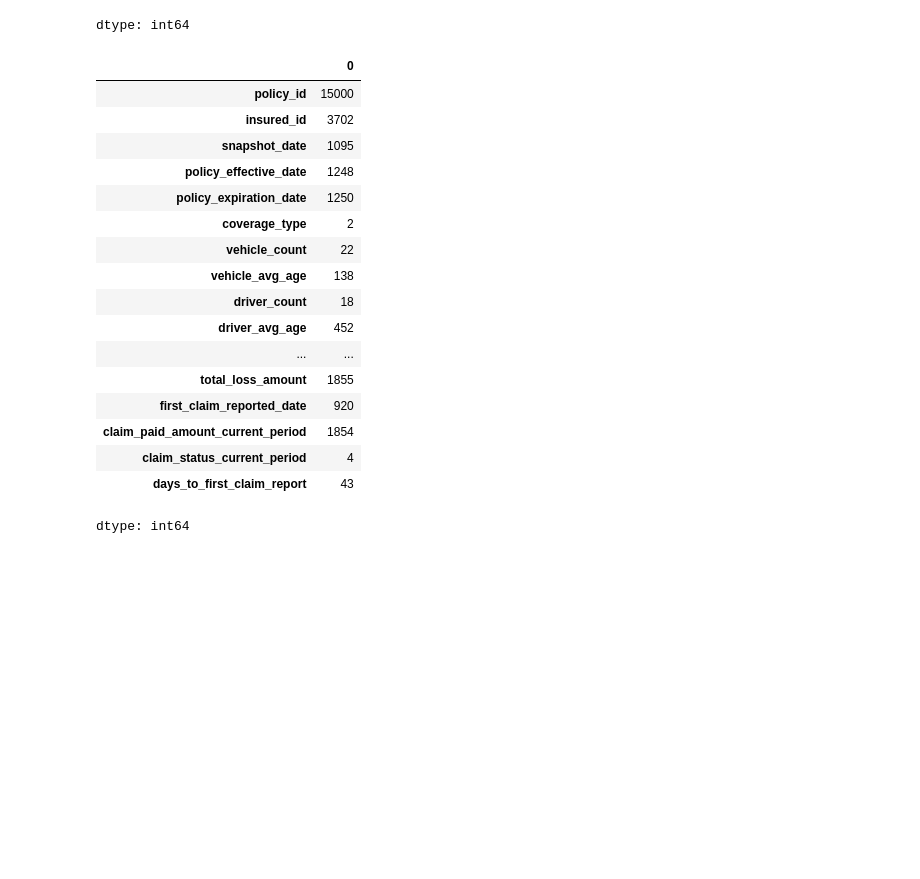
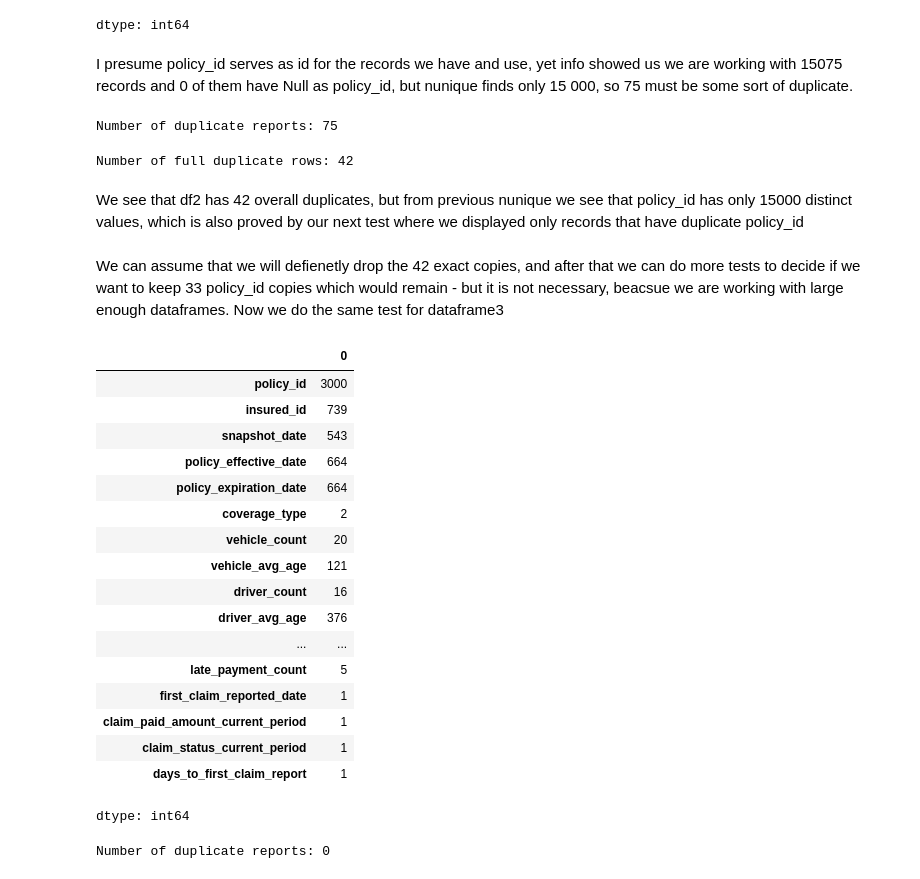
Before and after one commit to MatoBebej/Data_analyst_task, a Jupyter notebook: risk_scorer.ipynb, the cells around one changed output. Saved outputs shown, nothing was run; the diff lists cells and outputs as text; code cells hidden in the pictures; blank space fills up the shorter version.

```diff
--- a/risk_scorer.ipynb
+++ b/risk_scorer.ipynb
@@ -13,8 +13,8 @@ from sklearn.model_selection import train_test_split
 from sklearn.metrics import accuracy_score
 # %%
 # ---- load ----
-df2 = pd.read_csv("/train.csv")
-df3 = pd.read_csv("/score.csv")
+df2 = pd.read_csv("/content/train.csv")
+df3 = pd.read_csv("/content/score.csv")
 
 print("train:", df2.shape)
 print("score:", df3.shape)
@@ -124,24 +146,53 @@ df2.nunique()
 | claim_status_current_period | 4 |
 | days_to_first_claim_report | 43 |
 dtype: int64
+# %% [markdown]
+I presume policy_id serves as id for the records we have and use, yet info showed us we are working with 15075 records and 0 of them have Null as policy_id, but nunique finds only 15 000, so 75 must be some sort of duplicate.
+# %%
+# keep='first' - doesnt mark first accurance as duplicate!
+duplicates = df2[df2.duplicated(subset=['policy_id'], keep='first')].sort_values(by='policy_id')
+
+print("Number of duplicate reports:", len(duplicates))
+#print(duplicates.head(20))
+# %% [output]
+Number of duplicate reports: 75
+# %%
+#Here we find "exact" duplicates -> whole rows are identical
+full_duplicates = df2[df2.duplicated(keep='first')].sort_values(by='policy_id')
+
+print("Number of full duplicate rows:", len(full_duplicates))
+#print(full_duplicates.head(20))
+# %% [output]
+Number of full duplicate rows: 42
+# %% [markdown]
+We see that df2 has 42 overall duplicates, but from previous nunique we see that policy_id has only 15000 distinct values, which is also proved by our next test where we displayed only records that have duplicate policy_id
+# %% [markdown]
+We can assume that we will defienetly drop the 42 exact copies, and after that we can do more tests to decide if we want to keep 33 policy_id copies which would remain - but it is not necessary, beacsue we are working with large enough dataframes. Now we do the same test for dataframe3
 # %%
-df2.nunique()
+df3.nunique()
 # %% [output]
 |  | 0 |
-| policy_id | 15000 |
-| insured_id | 3702 |
-| snapshot_date | 1095 |
-| policy_effective_date | 1248 |
-| policy_expiration_date | 1250 |
+| policy_id | 3000 |
+| insured_id | 739 |
+| snapshot_date | 543 |
+| policy_effective_date | 664 |
+| policy_expiration_date | 664 |
 | coverage_type | 2 |
-| vehicle_count | 22 |
-| vehicle_avg_age | 138 |
-| driver_count | 18 |
-| driver_avg_age | 452 |
+| vehicle_count | 20 |
+| vehicle_avg_age | 121 |
+| driver_count | 16 |
+| driver_avg_age | 376 |
 | ... | ... |
-| total_loss_amount | 1855 |
-| first_claim_reported_date | 920 |
-| claim_paid_amount_current_period | 1854 |
-| claim_status_current_period | 4 |
-| days_to_first_claim_report | 43 |
+| late_payment_count | 5 |
+| first_claim_reported_date | 1 |
+| claim_paid_amount_current_period | 1 |
+| claim_status_current_period | 1 |
+| days_to_first_claim_report | 1 |
 dtype: int64
+# %%
+dupl = df3[df3.duplicated(subset=['policy_id'], keep='first')].sort_values(by='policy_id')
+
+print("Number of duplicate reports:", len(dupl))
+#print(duplicates.head(20))
+# %% [output]
+Number of duplicate reports: 0
```
Also changed, not shown: parts of 9 cells of this notebook.
